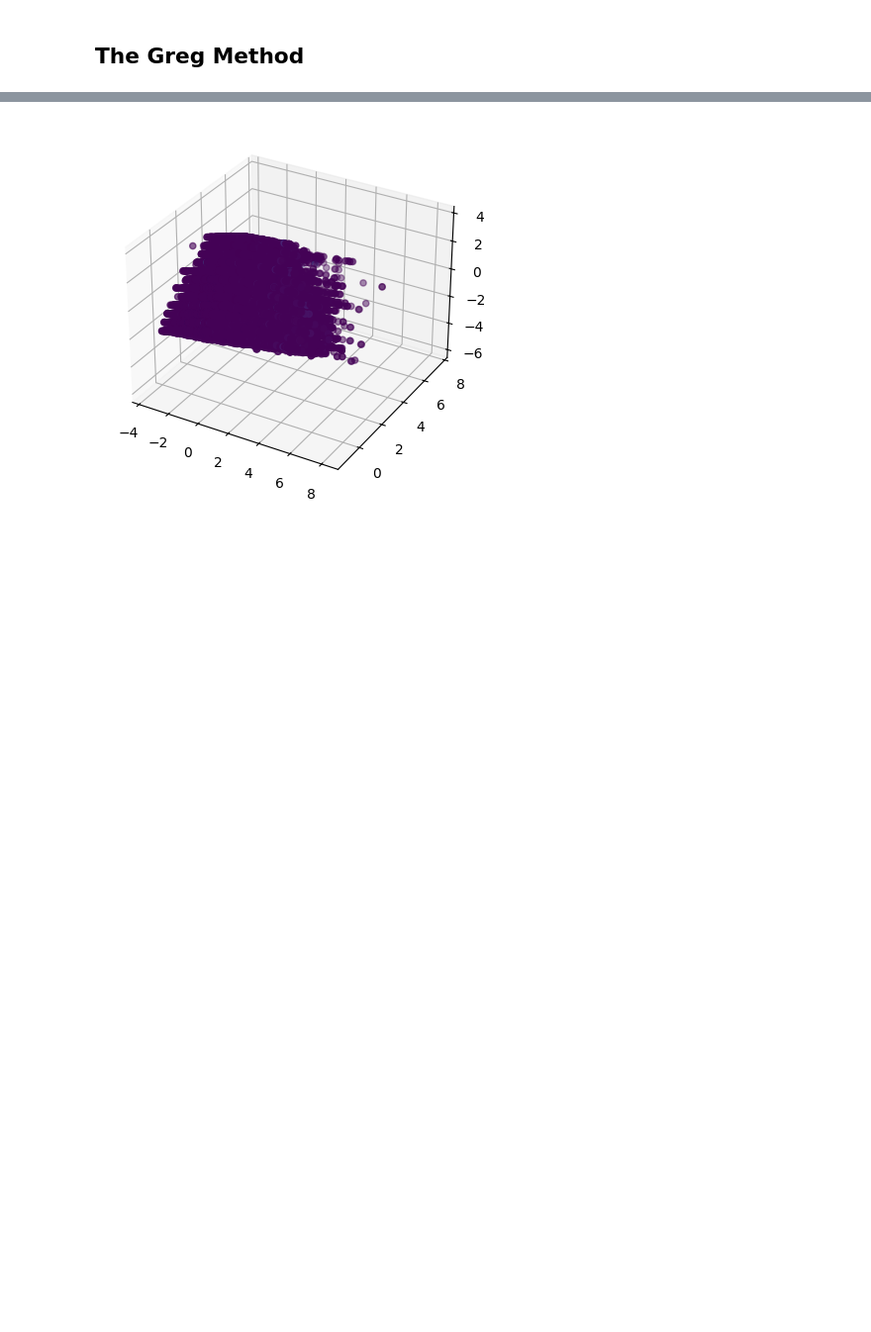
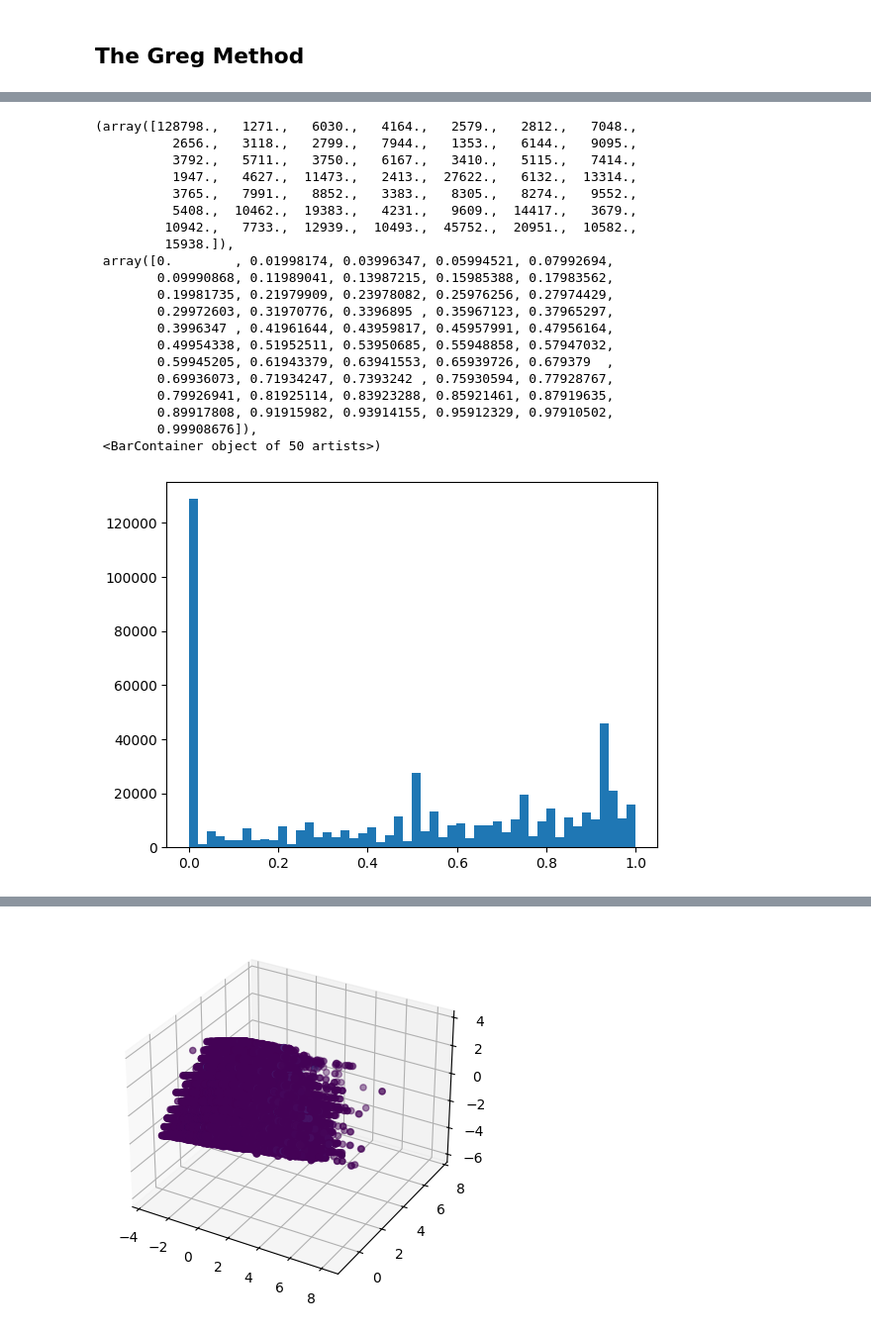
Before and after one commit to SAKULAK/ITU-MachineLearning-FinalProject-Couriers, a Jupyter notebook: Gregs_method.ipynb, the cells around one changed output, grey strips where cells are left out. Shown: that part at 99% size. Cells and saved outputs as stored; diff of their text form; code cells hidden in the pictures; blank space fills up the shorter version.

```diff
--- a/Gregs_method.ipynb
+++ b/Gregs_method.ipynb
@@ -80,3 +72,27 @@ df
+# %%
+plt.hist(df["TimeBetweenClaims"], bins=50)
+# %% [output]
+(array([128798.,   1271.,   6030.,   4164.,   2579.,   2812.,   7048.,
+          2656.,   3118.,   2799.,   7944.,   1353.,   6144.,   9095.,
+          3792.,   5711.,   3750.,   6167.,   3410.,   5115.,   7414.,
+          1947.,   4627.,  11473.,   2413.,  27622.,   6132.,  13314.,
+          3765.,   7991.,   8852.,   3383.,   8305.,   8274.,   9552.,
+          5408.,  10462.,  19383.,   4231.,   9609.,  14417.,   3679.,
+         10942.,   7733.,  12939.,  10493.,  45752.,  20951.,  10582.,
+         15938.]),
+ array([0.        , 0.01998174, 0.03996347, 0.05994521, 0.07992694,
+        0.09990868, 0.11989041, 0.13987215, 0.15985388, 0.17983562,
+        0.19981735, 0.21979909, 0.23978082, 0.25976256, 0.27974429,
+        0.29972603, 0.31970776, 0.3396895 , 0.35967123, 0.37965297,
+        0.3996347 , 0.41961644, 0.43959817, 0.45957991, 0.47956164,
+        0.49954338, 0.51952511, 0.53950685, 0.55948858, 0.57947032,
+        0.59945205, 0.61943379, 0.63941553, 0.65939726, 0.679379  ,
+        0.69936073, 0.71934247, 0.7393242 , 0.75930594, 0.77928767,
+        0.79926941, 0.81925114, 0.83923288, 0.85921461, 0.87919635,
+        0.89917808, 0.91915982, 0.93914155, 0.95912329, 0.97910502,
+        0.99908676]),
+ <BarContainer object of 50 artists>)
+[figure, added]
 # %%
 from sklearn.decomposition import PCA
 from sklearn.preprocessing import StandardScaler
```
Also changed, not shown: parts of 4 cells of this notebook, 16 other files.
